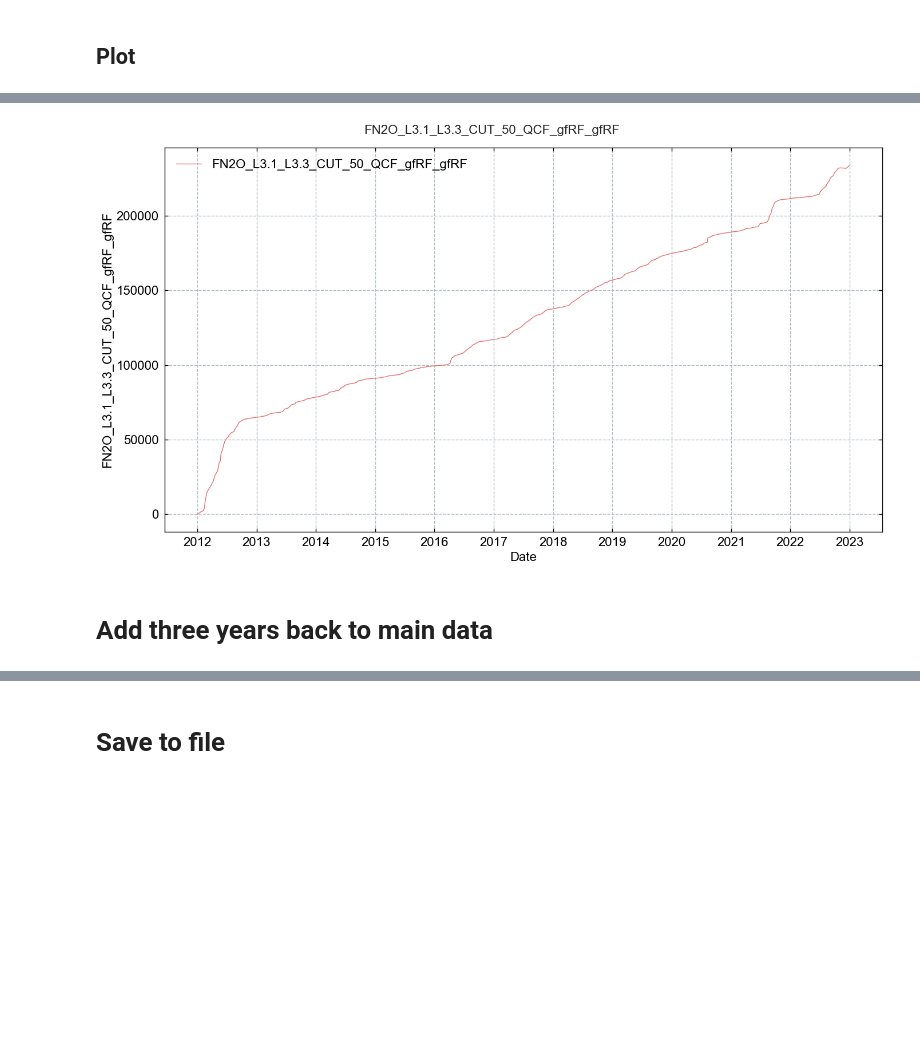
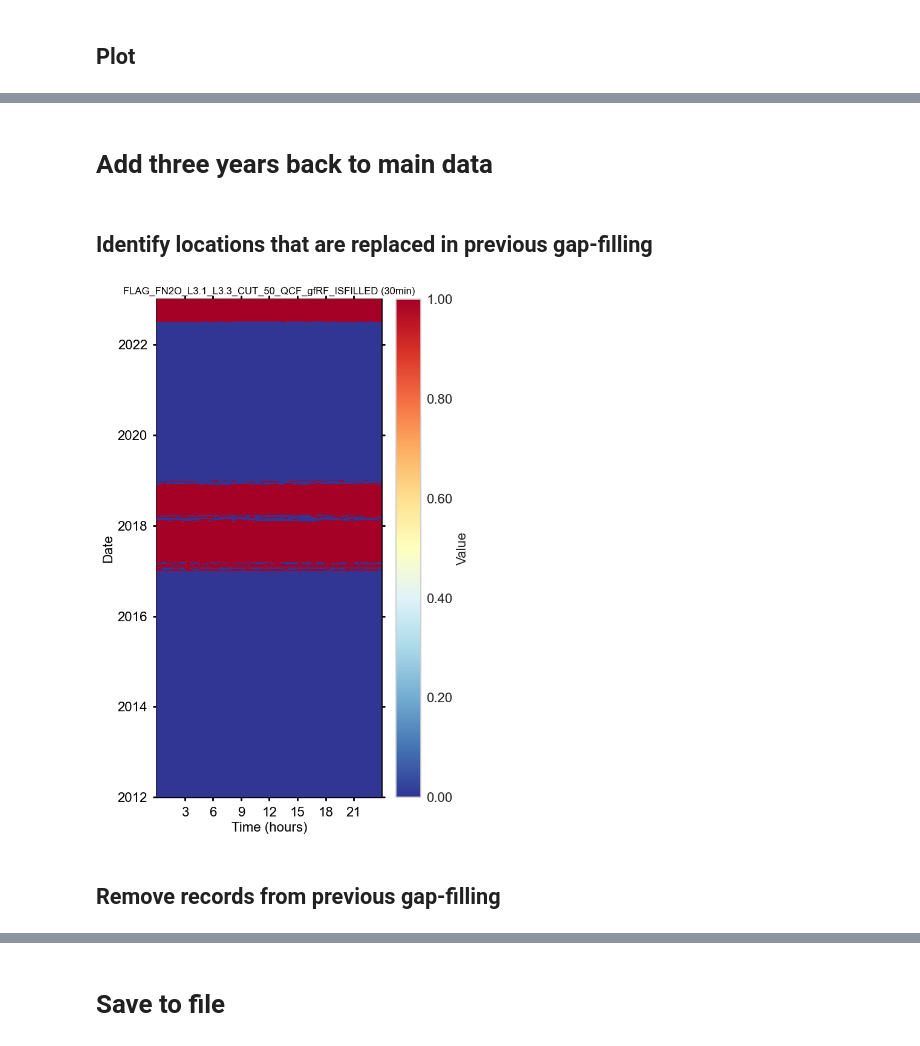
Before and after one commit to holukas/dataset_cha_fp2024_2005-2023, a Jupyter notebook: notebooks/50_FLUX_PROCESSING_CHAIN_QCL+LGR/51.2_CorrectionGapFilling_FN2O.ipynb, the cells around one changed output, grey strips where cells are left out. Cells and saved outputs as stored; diff of their text form; code cells hidden in the pictures; blank space fills up the shorter version.

```diff
--- a/notebooks/50_FLUX_PROCESSING_CHAIN_QCL+LGR/51.2_CorrectionGapFilling_FN2O.ipynb
+++ b/notebooks/50_FLUX_PROCESSING_CHAIN_QCL+LGR/51.2_CorrectionGapFilling_FN2O.ipynb
@@ -454,6 +406,14 @@ HeatmapDateTime(series=diff, ax=axs[3]).plot()  # Difference between previous ga
 # %%
-TimeSeries(series=new_gapfilling_df[var_new_gapfilled].cumsum()).plot()
+# TimeSeries(series=new_gapfilling_df[var_new_gapfilled].cumsum()).plot()
-# %% [output]
-[figure, removed]
 # %% [markdown]
 # **Add three years back to main data**
+# %% [markdown]
+## Identify locations that are replaced in previous gap-filling
+# %%
+# Last day of flux measurement was 6 Jul 2022
+replacelocs = ( (FLUX_df[FLAG_var] > 0) & (FLUX_df.index.year >= 2017) & (FLUX_df.index.year <= 2018) ) | ( (FLUX_df[FLAG_var] > 0) & (FLUX_df.index.date >= dt.date(2022, 7, 1)) )
+HeatmapDateTime(series=replacelocs).plot()  # Previous gap-filling in the three years
+# %% [output]
+[figure, added]
+# %% [markdown]
+## Remove records from previous gap-filling
```
Also changed, not shown: parts of 25 cells of this notebook, 1 other file.
